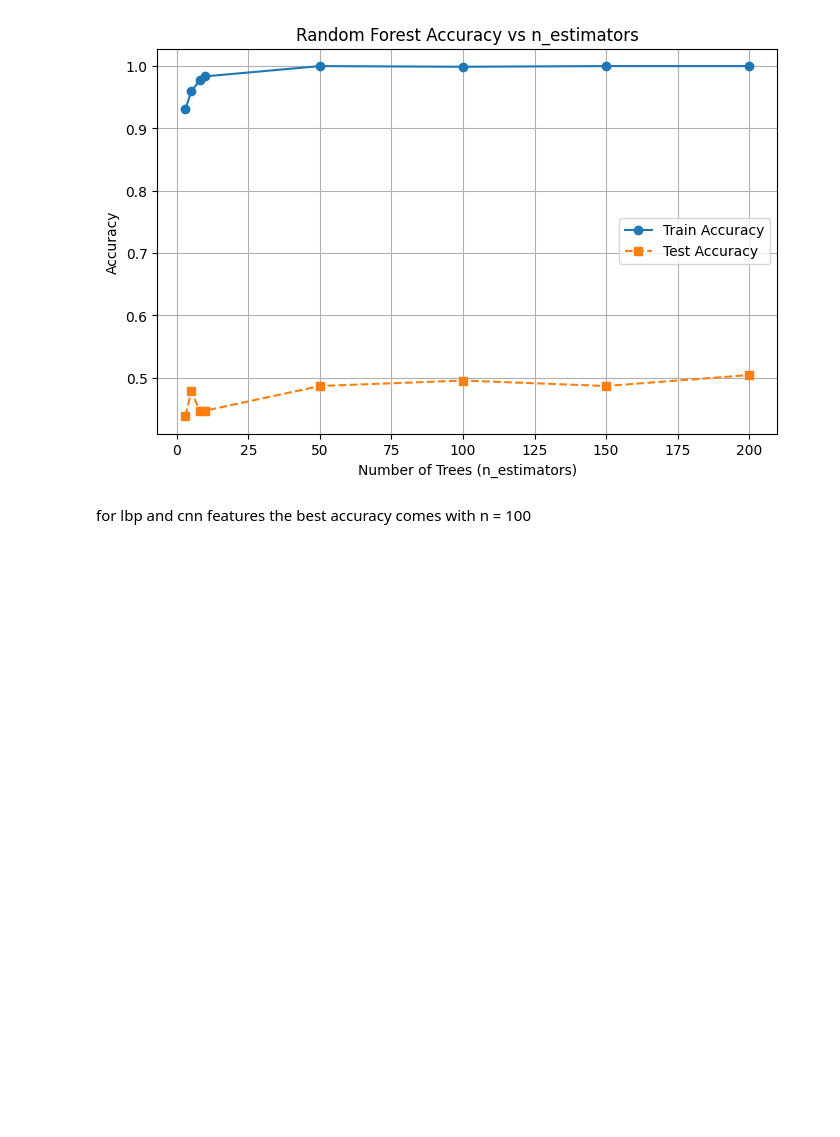
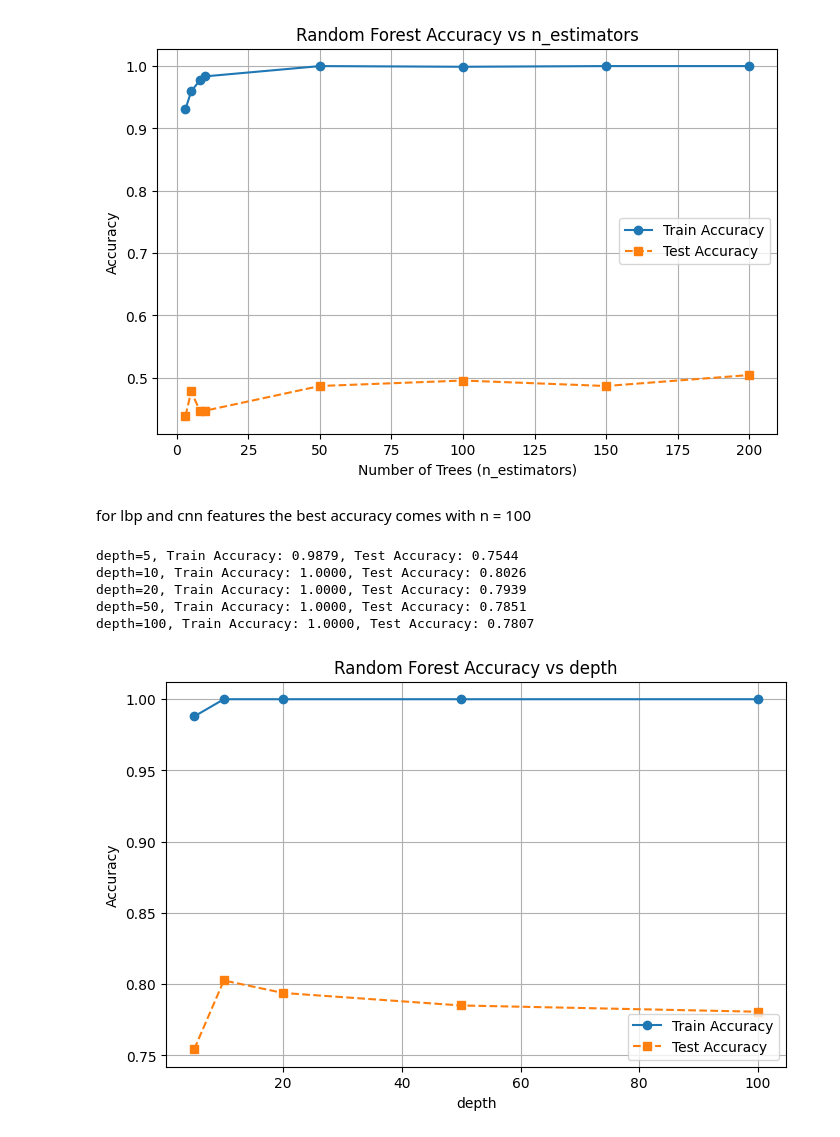
Before and after one commit to AgarwalMayank2/Face_Detection, a Jupyter notebook: applying_ML_algorithms/Random_forest.ipynb, the cells around one changed output. Saved outputs shown, nothing was run; the diff lists cells and outputs as text; code cells hidden in the pictures; blank space fills up the shorter version.

Commit message:
added graph for varying depth keeping n =100

```diff
--- a/applying_ML_algorithms/Random_forest.ipynb
+++ b/applying_ML_algorithms/Random_forest.ipynb
@@ -370,3 +370,38 @@ plt.show()
 [figure]
 # %% [markdown]
  for lbp and cnn features the best accuracy comes with n = 100
+# %%
+n_best = 100
+depth_range = [5,10,20,50,100]
+train_acc_depth_cnn = []
+test_acc_depth_cnn = []
+for depth in depth_range:
+    rf = RandomForest(n_estimators=n_best,max_depth=depth)
+    rf.fit(X_train_CNN, y_train_CNN)
+
+    train_acc = accuracy_score(y_train_CNN, rf.predict(X_train_CNN))
+    test_acc = accuracy_score(y_test_CNN, rf.predict(X_test_CNN))
+
+    train_acc_depth_cnn.append(train_acc)
+    test_acc_depth_cnn.append(test_acc)
+
+    print(f'depth={depth}, Train Accuracy: {train_acc:.4f}, Test Accuracy: {test_acc:.4f}')
+
+
+
+plt.figure(figsize=(8, 5))
+plt.plot(depth_range, train_acc_depth_cnn, marker='o', label='Train Accuracy', linestyle='-')
+plt.plot(depth_range, test_acc_depth_cnn, marker='s', label='Test Accuracy', linestyle='--')
+plt.xlabel('depth')
+plt.ylabel('Accuracy')
+plt.title('Random Forest Accuracy vs depth')
+plt.legend()
+plt.grid(True)
+plt.show()
+# %% [output]
+depth=5, Train Accuracy: 0.9879, Test Accuracy: 0.7544
+depth=10, Train Accuracy: 1.0000, Test Accuracy: 0.8026
+depth=20, Train Accuracy: 1.0000, Test Accuracy: 0.7939
+depth=50, Train Accuracy: 1.0000, Test Accuracy: 0.7851
+depth=100, Train Accuracy: 1.0000, Test Accuracy: 0.7807
+[figure, added]
```
